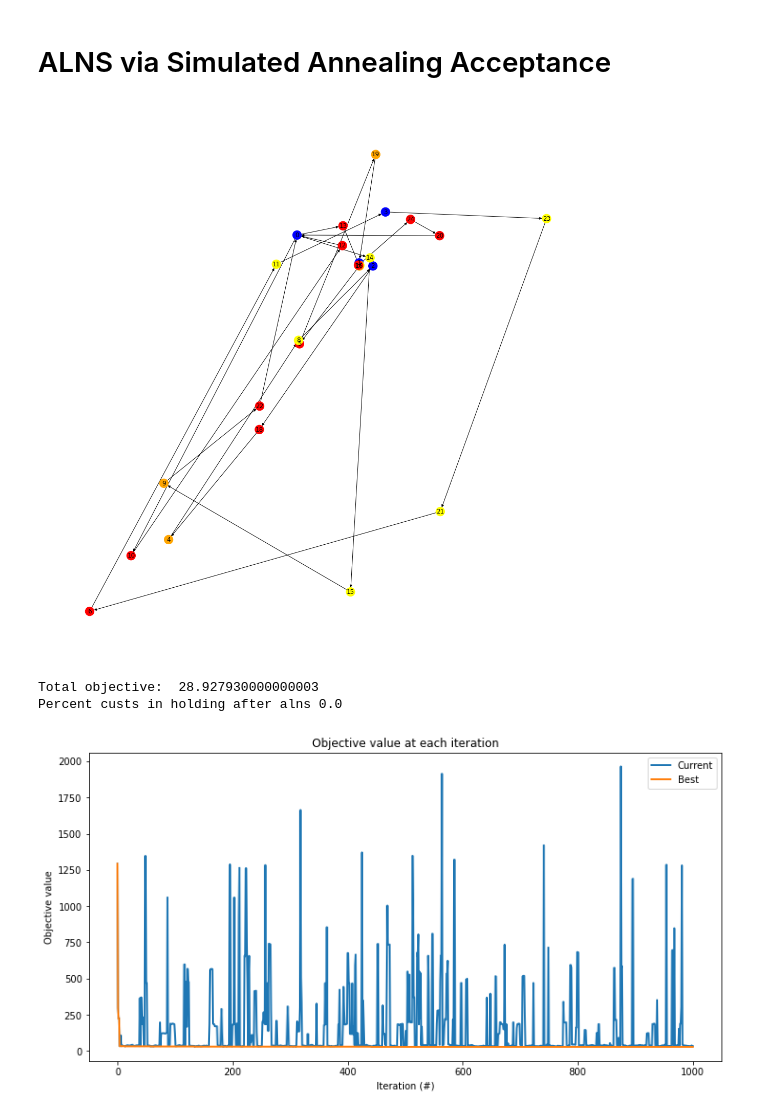
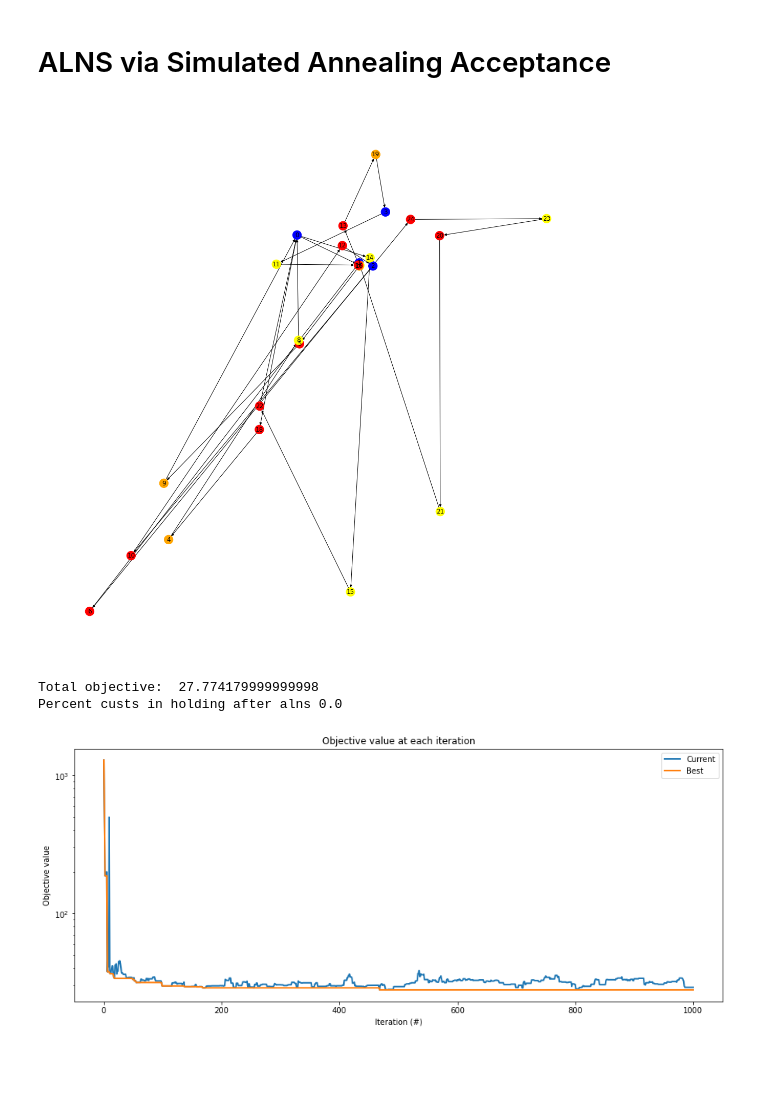
Before and after one commit to ChristophBleyer/ALNS, a Jupyter notebook: examples/Routing Optimization.ipynb, the cells around one changed output. Saved outputs shown, nothing was run; the diff lists cells and outputs as text; code cells hidden in the pictures; blank space fills up the shorter version.

Commit message:
greedy and  distance based worst removal

```diff
--- a/examples/Routing Optimization.ipynb
+++ b/examples/Routing Optimization.ipynb
@@ -74,28 +77,31 @@ result.plot_operator_counts(figure=figure, title="Operator diagnostics", legend=
 # %%
 alns = ALNS()
 alns.add_destroy_operator(randomRemoval)
+alns.add_destroy_operator(distancedBasedWorstRemoval)
+alns.add_destroy_operator(timeBasedWorstRemoval)
 alns.add_repair_operator(greedyInsertion)
 alns.add_repair_operator(k_regretInsertion)
-criterion = SimulatedAnnealing(200000, 10, 5, method = "linear")
+criterion = SimulatedAnnealing(10000, 1, 0.75, method = "exponential")
 
-result = alns.iterate(solution, [3, 2, 1, 0.5], 0.8, criterion, iterations=1000, collect_stats=True)
+result = alns.iterate(solution, [2, 1.5, 1, 0.5], 0.8, criterion, iterations=1000, collect_stats=True)
 
 optimized = result.best_state
 
 Graph = optimized.toGraph()
 # %% [output]
-[figure, old version]
+[figure, new version]
 # %%
 print("Total objective: ", optimized.objective())
 print("Percent custs in holding after alns",  len(optimized.unassignedRequests)/len(p.demand))
 # %% [output]
-Total objective:  28.927930000000003
+Total objective:  27.774179999999998
 Percent custs in holding after alns 0.0
 # %%
-_, ax = plt.subplots(figsize=(12, 6))
+_, ax = plt.subplots(figsize=(15, 6))
+ax.set_yscale('log')
 result.plot_objectives(ax=ax, lw=2)
 # %% [output]
-[figure, old version]
+[figure, new version]
 # %%
 figure = plt.figure("operator_counts", figsize=(14, 6))
 figure.subplots_adjust(bottom=0.15, hspace=.5)
```
Also changed, not shown: parts of 5 cells of this notebook, 2 other files.
